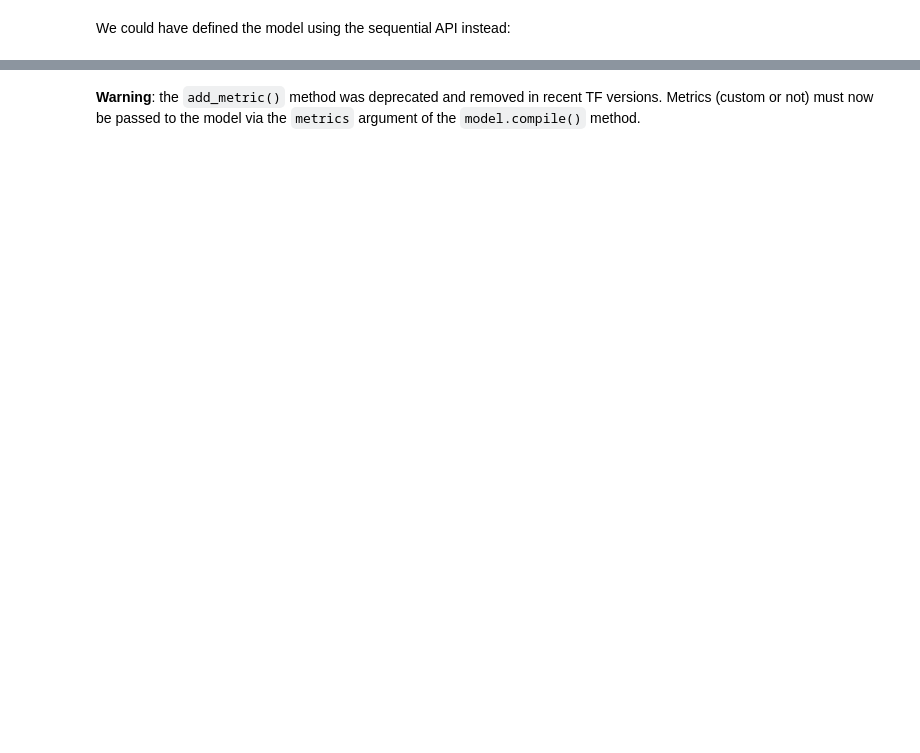
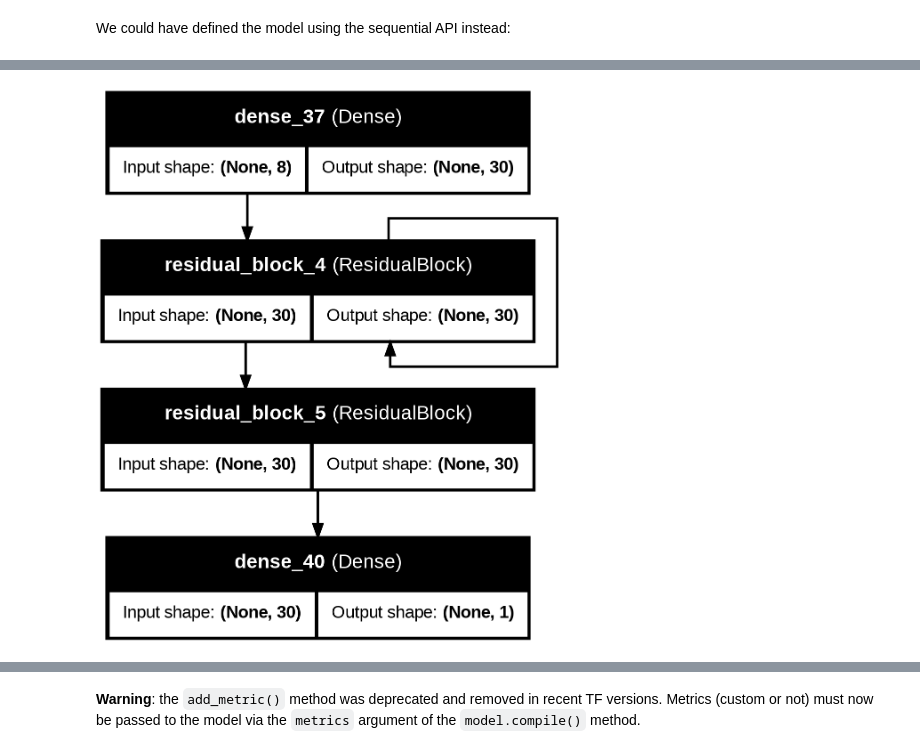
Before and after one commit to Ronald6635/handson-ml3, a Jupyter notebook: 12_custom_models_and_training_with_tensorflow.ipynb, the cells around one changed output, grey strips where cells are left out. Drawn from its saved outputs; the diff is of its cells as text; code cells hidden in the pictures; blank space fills up the shorter version.

```diff
--- a/12_custom_models_and_training_with_tensorflow.ipynb
+++ b/12_custom_models_and_training_with_tensorflow.ipynb
@@ -1045,11 +2065,32 @@ X1.shape:  (2, 2)  X2.shape:  (2, 2)
 Now let's create a layer with a different behavior during training and testing:
 # %%
 class MyGaussianNoise(tf.keras.layers.Layer):
+    """Applies Gaussian noise to inputs during training.
+
+    This layer adds zero-mean Gaussian noise with standard deviation
+    `stddev` when `training=True`. During inference, it returns the
+    inputs unchanged.
+    Args:
+        stddev: Standard deviation of the Gaussian noise to add.
+        **kwargs: Additional keyword arguments passed to the base
+            `tf.keras.layers.Layer` class.
+    """
     def __init__(self, stddev, **kwargs):
         super().__init__(**kwargs)
         self.stddev = stddev
 
     def call(self, X, training=None):
+        """Applies Gaussian noise to the input during training.
+
+        Args:
+            X: Input tensor.
+            training: Boolean indicating whether the layer is in training mode.
+
+        Returns:
+            Tensor with added Gaussian noise during training, or the original
+            input tensor during inference.
+        """
+
         if training:
             noise = tf.random.normal(tf.shape(X), stddev=self.stddev)
             return X + noise
@@ -1061,7 +2104,8 @@ Here's a simple model that uses this custom layer:
 # extra code – tests MyGaussianNoise
 tf.keras.utils.set_random_seed(42)
 model = tf.keras.Sequential([
-    MyGaussianNoise(stddev=1.0, input_shape=input_shape),
+    tf.keras.layers.Input(shape=input_shape),
+    MyGaussianNoise(stddev=1.0),
     tf.keras.layers.Dense(30, activation="relu",
                           kernel_initializer="he_normal"),
     tf.keras.layers.Dense(1)
@@ -1152,11 +2293,11 @@ array([[1.1431919],
 We could have defined the model using the sequential API instead:
 # %%
 tf.keras.utils.set_random_seed(42)
-block1 = ResidualBlock(2, 30)
+block1 = ResidualBlock(n_layers=2, n_neurons=30)
 model = tf.keras.Sequential([
     tf.keras.layers.Dense(30, activation="relu",
                           kernel_initializer="he_normal"),
     block1, block1, block1, block1,
-    ResidualBlock(2, 30),
+    ResidualBlock(n_layers=2, n_neurons=30),
     tf.keras.layers.Dense(1)
 ])
@@ -1164,0 +2331,4 @@ model = tf.keras.Sequential([
+# %%
+model.compile(loss="mse", optimizer="nadam")
+history = model.fit(X_train_scaled, y_train, epochs=2, validation_data=(X_valid_scaled, y_valid))
+score = model.evaluate(X_test_scaled, y_test)
@@ -1164,0 +2341,5 @@ model = tf.keras.Sequential([
+# %%
+# Visualize the model architecture
+tf.keras.utils.plot_model(model, show_shapes=True, show_layer_names=True, expand_nested=True)
+# %% [output]
+[figure, added]
```
Also changed, not shown: parts of 318 cells of this notebook, 3 other files.
